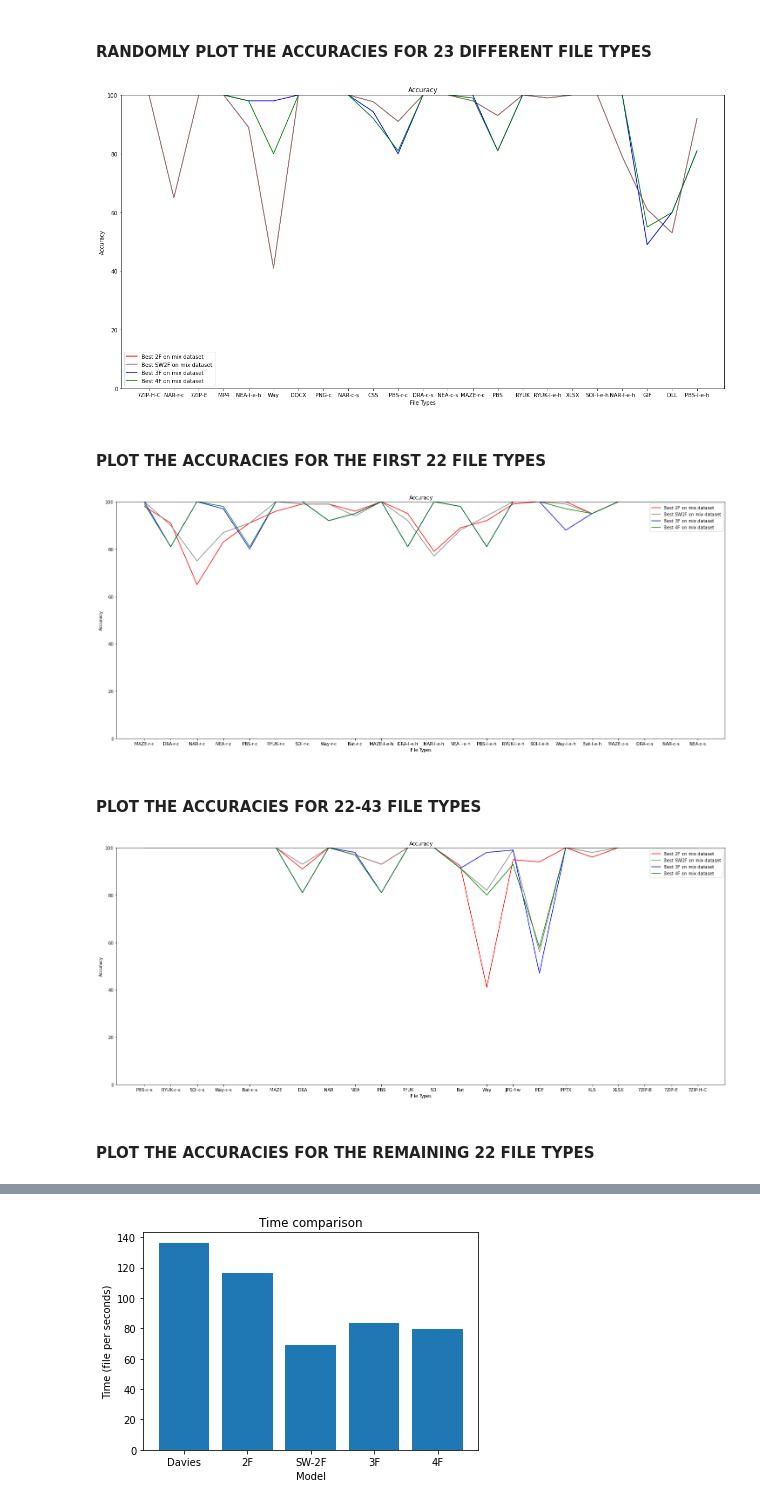
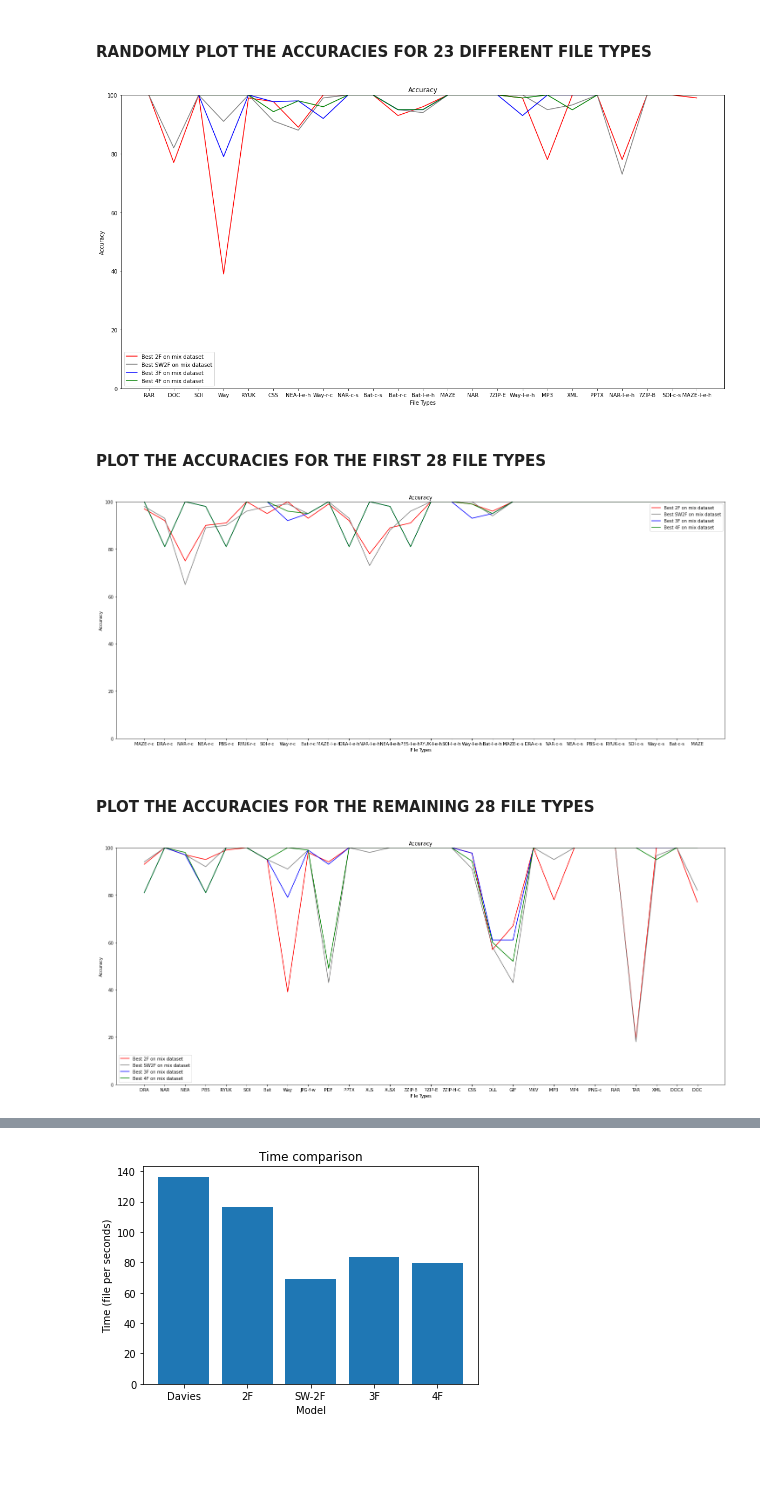
Before and after one commit to gomitolof/DAA-for-Ransomware-detection, a Jupyter notebook: models_mix/best_models.ipynb, the cells around one changed output, grey strips where cells are left out. Cells and saved outputs as stored; diff of their text form; code cells hidden in the pictures; blank space fills up the shorter version.

Commit message:
update best_models

```diff
--- a/models_mix/best_models.ipynb
+++ b/models_mix/best_models.ipynb
@@ -937,7 +937,7 @@ new_acc_SW2F_mix=np.zeros(num_paths, dtype=float)
 new_acc_3F_mix=np.zeros(num_paths, dtype=float)
 new_acc_4F_mix=np.zeros(num_paths, dtype=float)
 new_paths=[]
-indexes=np.full(num_paths, 67, dtype = int)
+indexes=np.full(num_paths, 56, dtype = int)
 
 for i in range(0,num_paths):
     r = randint(0, len(short_paths)-1)
@@ -945,7 +945,7 @@ for i in range(0,num_paths):
         r = randint(0, len(short_paths)-1)
     indexes[i] = r
     new_acc_2F_mix[i] = acc_2F_mix[r]
-    new_acc_SW2F_mix[i] = acc_2F_mix[r]
+    new_acc_SW2F_mix[i] = acc_SW2F_mix[r]
     new_acc_3F_mix[i] = acc_3F_mix[r]
     new_acc_4F_mix[i] = acc_4F_mix[r]
     new_paths.append(short_paths[r])
@@ -959,40 +959,38 @@ plt.ylim([0, 100])
 plt.legend()
 plt.show()
 # %% [output]
-[figure, old version]
+[figure, new version]
 # %% [markdown]
-#### PLOT THE ACCURACIES FOR THE FIRST 22 FILE TYPES
+#### PLOT THE ACCURACIES FOR THE FIRST 28 FILE TYPES
 # %%
 plt.figure(figsize=(25,10))
 plt.title("Accuracy")
 plt.xlabel("File Types")
 plt.ylabel("Accuracy")
 
-plt.plot(short_paths[:22], acc_2F_mix[:22], color="red", label="Best 2F on mix dataset")
-plt.plot(short_paths[:22], acc_SW2F_mix[:22], color="grey", label="Best SW2F on mix dataset")
-plt.plot(short_paths[:22], acc_3F_mix[:22], color="blue", label="Best 3F on mix dataset")
-plt.plot(short_paths[:22], acc_4F_mix[:22], color="green", label="Best 4F on mix dataset")
+plt.plot(short_paths[:28], acc_2F_mix[:28], color="red", label="Best 2F on mix dataset")
+plt.plot(short_paths[:28], acc_SW2F_mix[:28], color="grey", label="Best SW2F on mix dataset")
+plt.plot(short_paths[:28], acc_3F_mix[:28], color="blue", label="Best 3F on mix dataset")
+plt.plot(short_paths[:28], acc_4F_mix[:28], color="green", label="Best 4F on mix dataset")
 plt.ylim([0, 100])
 plt.legend()
 plt.show()
 # %% [output]
-[figure, old version]
+[figure, new version]
 # %% [markdown]
-#### PLOT THE ACCURACIES FOR 22-43 FILE TYPES
+#### PLOT THE ACCURACIES FOR THE REMAINING 28 FILE TYPES
 # %%
 plt.figure(figsize=(25,10))
 plt.title("Accuracy")
 plt.xlabel("File Types")
 plt.ylabel("Accuracy")
 
-plt.plot(short_paths[22:44], acc_2F_mix[22:44], color="red", label="Best 2F on mix dataset")
-plt.plot(short_paths[22:44], acc_SW2F_mix[22:44], color="grey", label="Best SW2F on mix dataset")
-plt.plot(short_paths[22:44], acc_3F_mix[22:44], color="blue", label="Best 3F on mix dataset")
-plt.plot(short_paths[22:44], acc_4F_mix[22:44], color="green", label="Best 4F on mix dataset")
+plt.plot(short_paths[28:], acc_2F_mix[28:], color="red", label="Best 2F on mix dataset")
+plt.plot(short_paths[28:], acc_SW2F_mix[28:], color="grey", label="Best SW2F on mix dataset")
+plt.plot(short_paths[28:], acc_3F_mix[28:], color="blue", label="Best 3F on mix dataset")
+plt.plot(short_paths[28:], acc_4F_mix[28:], color="green", label="Best 4F on mix dataset")
 plt.ylim([0, 100])
 plt.legend()
 plt.show()
 # %% [output]
-[figure, old version]
+[figure, new version]
-# %% [markdown]
-#### PLOT THE ACCURACIES FOR THE REMAINING 22 FILE TYPES
```
Also changed, not shown: parts of 11 cells of this notebook, 25 other files.
